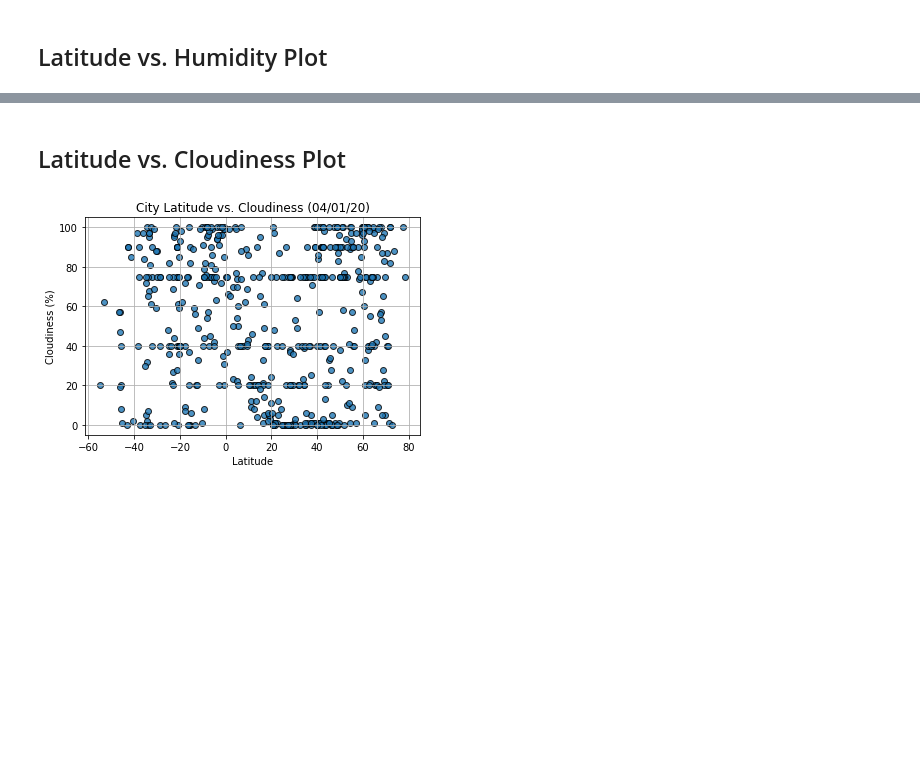
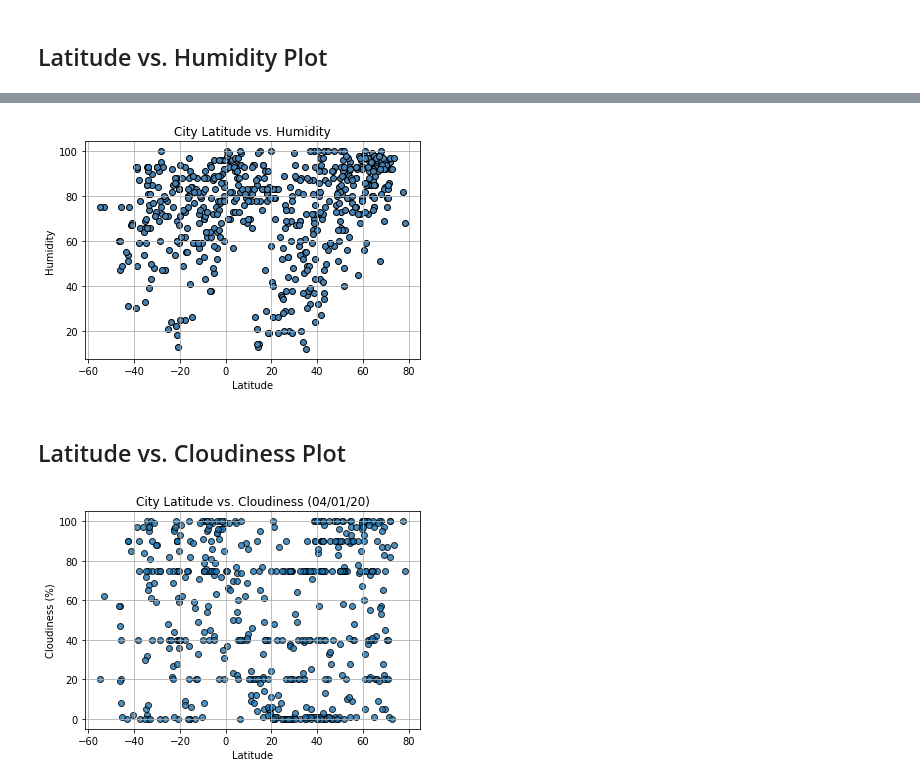
Before and after one commit to ZKeller22/UCI-Homework-Keller, a Jupyter notebook: python-api-challenge/WeatherPy/WeatherPy.ipynb, the cells around one changed output, grey strips where cells are left out. Cells and saved outputs as stored; diff of their text form; code cells hidden in the pictures; blank space fills up the shorter version.

```diff
--- a/python-api-challenge/WeatherPy/WeatherPy.ipynb
+++ b/python-api-challenge/WeatherPy/WeatherPy.ipynb
@@ -225,3 +223,20 @@ Int64Index([], dtype='int64')
+# %%
+# Build a scatter plot for each data type
+plt.scatter(city_weather["Lat"], city_weather["Humidity"], marker="o", color ='steelblue', edgecolor='black')
+
+# Incorporate the other graph properties
+plt.title(f'City Latitude vs. Humidity')
+plt.ylabel("Humidity")
+plt.xlabel("Latitude")
+plt.grid(True)
+
+# Save the figure
+plt.savefig("../output_data/Fig2.png")
+
+# Show plot
+plt.show()
+# %% [output]
+[figure, added]
 # %% [markdown]
 ## Latitude vs. Cloudiness Plot
 # %%
```
Also changed, not shown: parts of 12 cells of this notebook, 3 other files.
